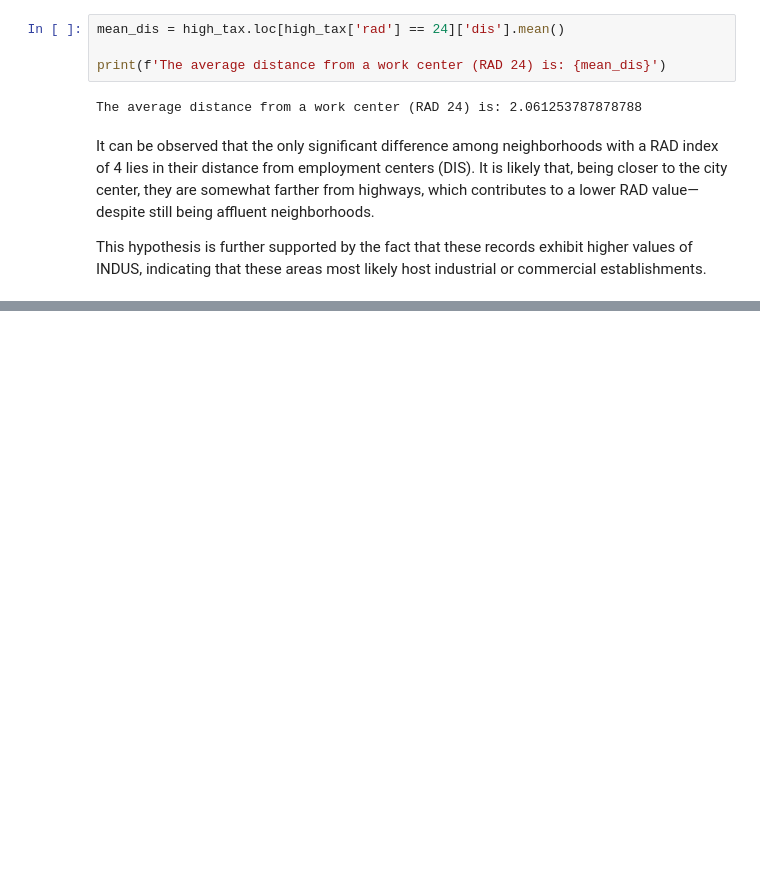
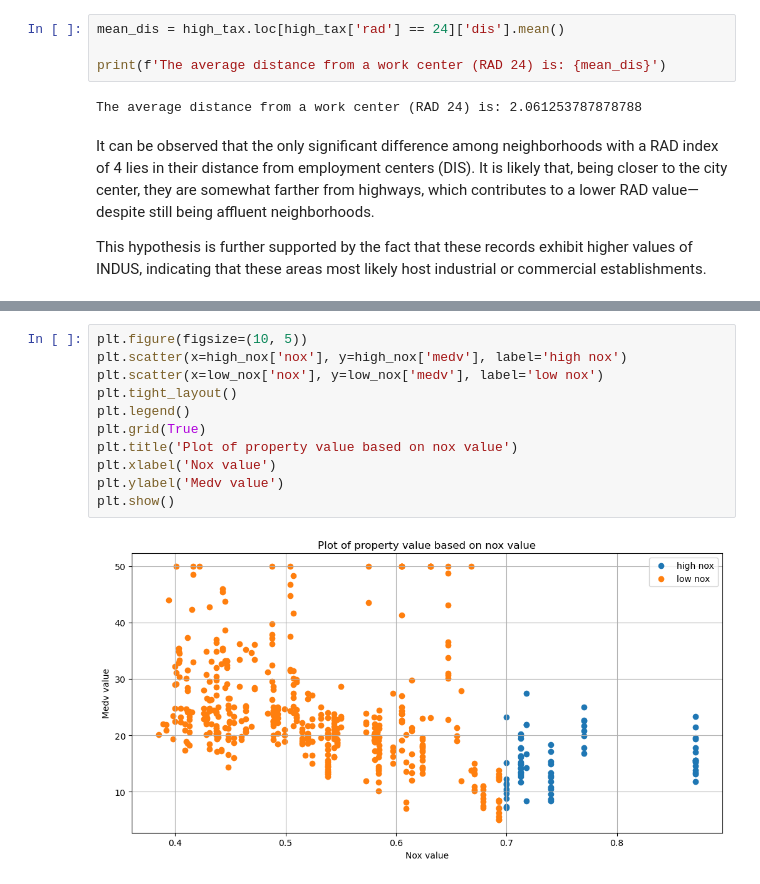
Before and after one commit to danielenotarangelo/EDA-projects, a Jupyter notebook: Boston House Price EDA/Boston_House_Price_EDA.ipynb, the cells around one changed output, grey strips where cells are left out. Cells and saved outputs as stored; diff of their text form; blank space fills up the shorter version.

```diff
--- a/Boston House Price EDA/Boston_House_Price_EDA.ipynb
+++ b/Boston House Price EDA/Boston_House_Price_EDA.ipynb
@@ -207,0 +239,13 @@ This hypothesis is further supported by the fact that these records exhibit high
+# %%
+plt.figure(figsize=(10, 5))
+plt.scatter(x=high_nox['nox'], y=high_nox['medv'], label='high nox')
+plt.scatter(x=low_nox['nox'], y=low_nox['medv'], label='low nox')
+plt.tight_layout()
+plt.legend()
+plt.grid(True)
+plt.title('Plot of property value based on nox value')
+plt.xlabel('Nox value')
+plt.ylabel('Medv value')
+plt.show()
+# %% [output]
+[figure, added]
```
Also changed, not shown: parts of 8 cells of this notebook.
